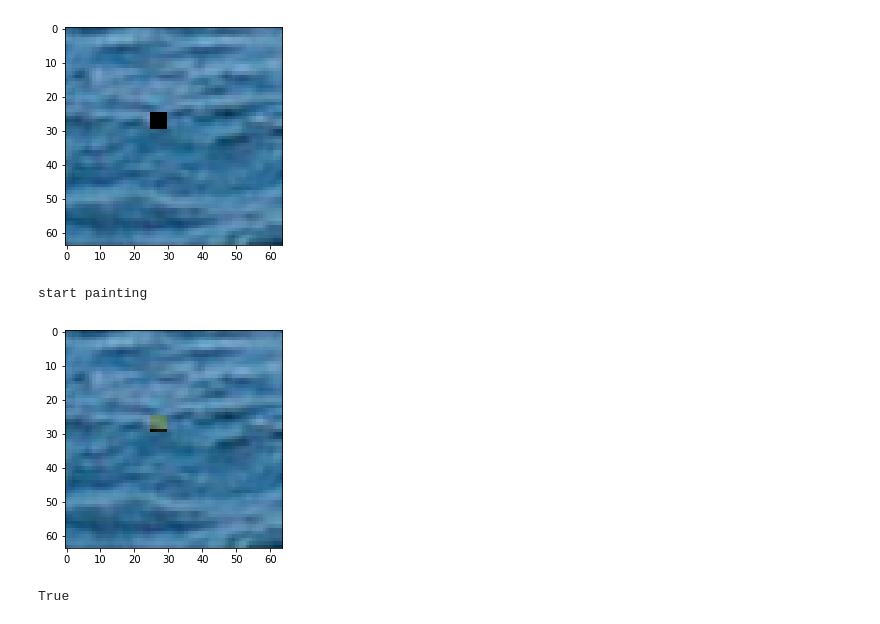
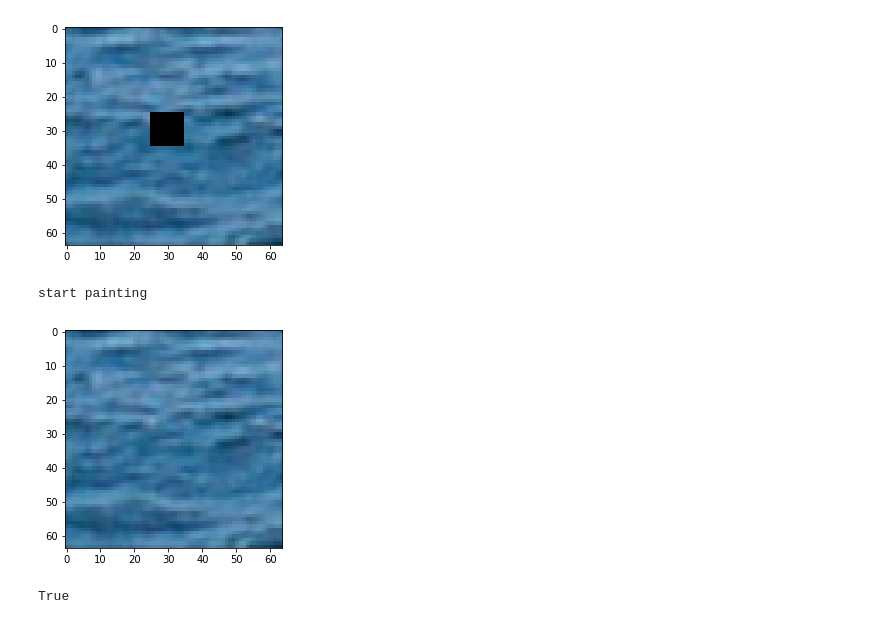
Before and after one commit to clemoberti/arf-project, a Jupyter notebook: one_noise_point.ipynb, the cells around one changed output. Cells and saved outputs as stored; diff of their text form; code cells hidden in the pictures.

```diff
--- a/one_noise_point.ipynb
+++ b/one_noise_point.ipynb
@@ -18,28 +16,26 @@ The autoreload extension is already loaded. To reload it, use:
 # %%
-# image2 = ip.get_patch(8,8,16,image)
-noised_image = ip.delete_rect(image, 25,25,5,5)
+from ImageProcessing import ImageProcessing
+from IterativeInpainting import IterativeInpainting
 
+ip = ImageProcessing()
+image = ip.read_im('images/test_ocean.png')
+noised_image = ip.delete_rect(image, 25,25,10,10)
 ip.show_im(noised_image)
 # %% [output]
-[figure, old version]
+[figure, new version]
 # %%
-from ImageProcessing import ImageProcessing
-from IterativeInpainting import IterativeInpainting
+h = 5
+step = 3
+currentAlpha = 0.0000001
 
-ip = ImageProcessing()
-h = 5
-step = 2
-
-# for i in range(h):
-#     for j in range(step)
-inpainting = IterativeInpainting(noised_image, h=h, step_size=step)
-currentAlpha = 0.0000001
-image_inpainted = inpainting.inpaint(alpha=0.000001)
+inpainting = IterativeInpainting(noised_image, h, step)
+image_inpainted = inpainting.inpaint(alpha=0.00001)
 ip.show_im(image_inpainted)
+# ip.show_im(original)
 # ip.show_im(ip.vector_to_patch(np.divide(image_inpainted, 52)))
 # %% [output]
 start painting
-[figure, old version]
+[figure, new version]
 # %%
 tests = np.array([[[-100,-100,-100],[1,1,1],[1,1,1]],[[1,1,1],[1,1,1],[1,1,1]],[[1,1,1],[1,1,1],[1,1,1]]])
 
```
Also changed, not shown: parts of 2 cells of this notebook, 2 other files.
